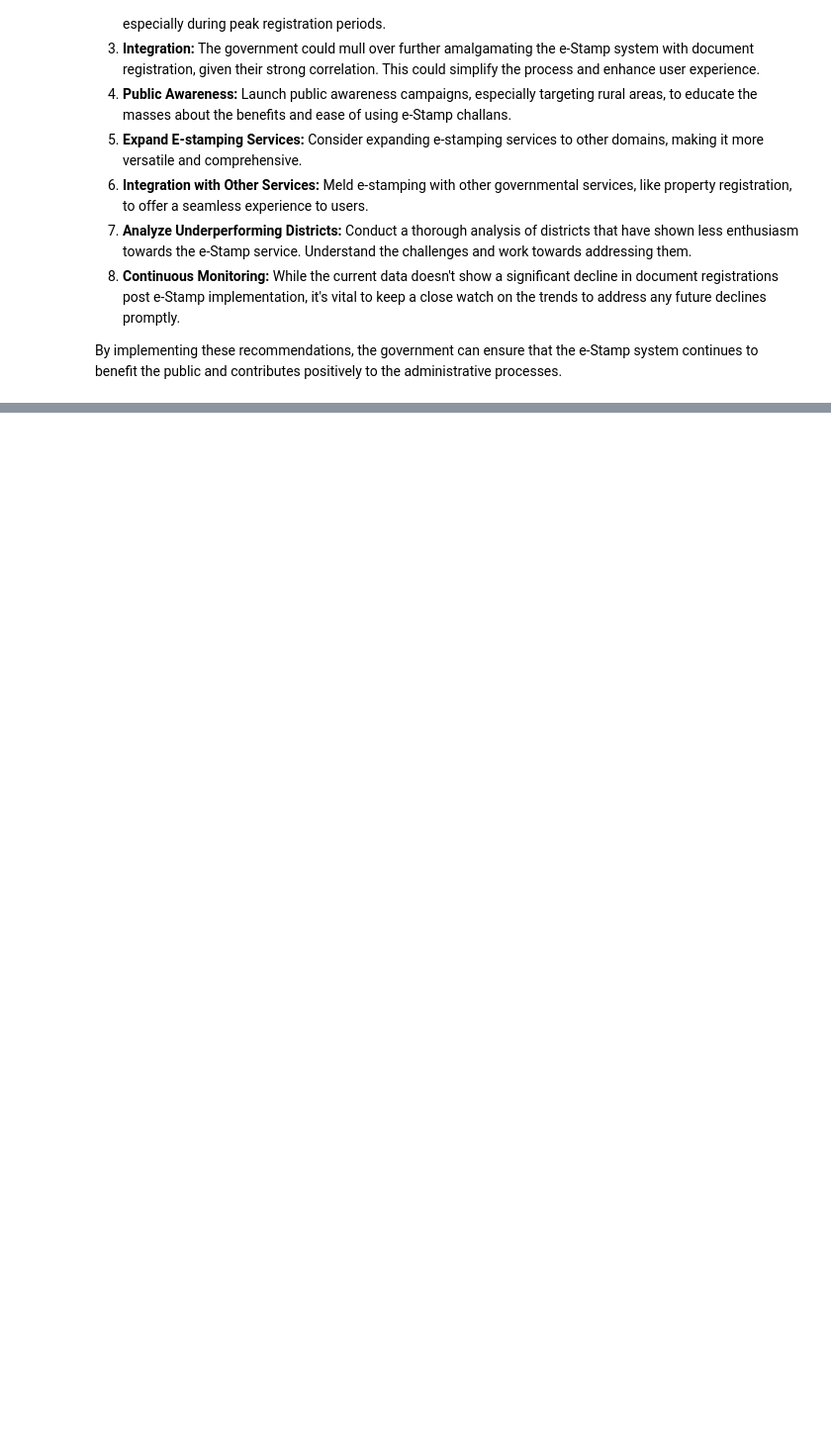
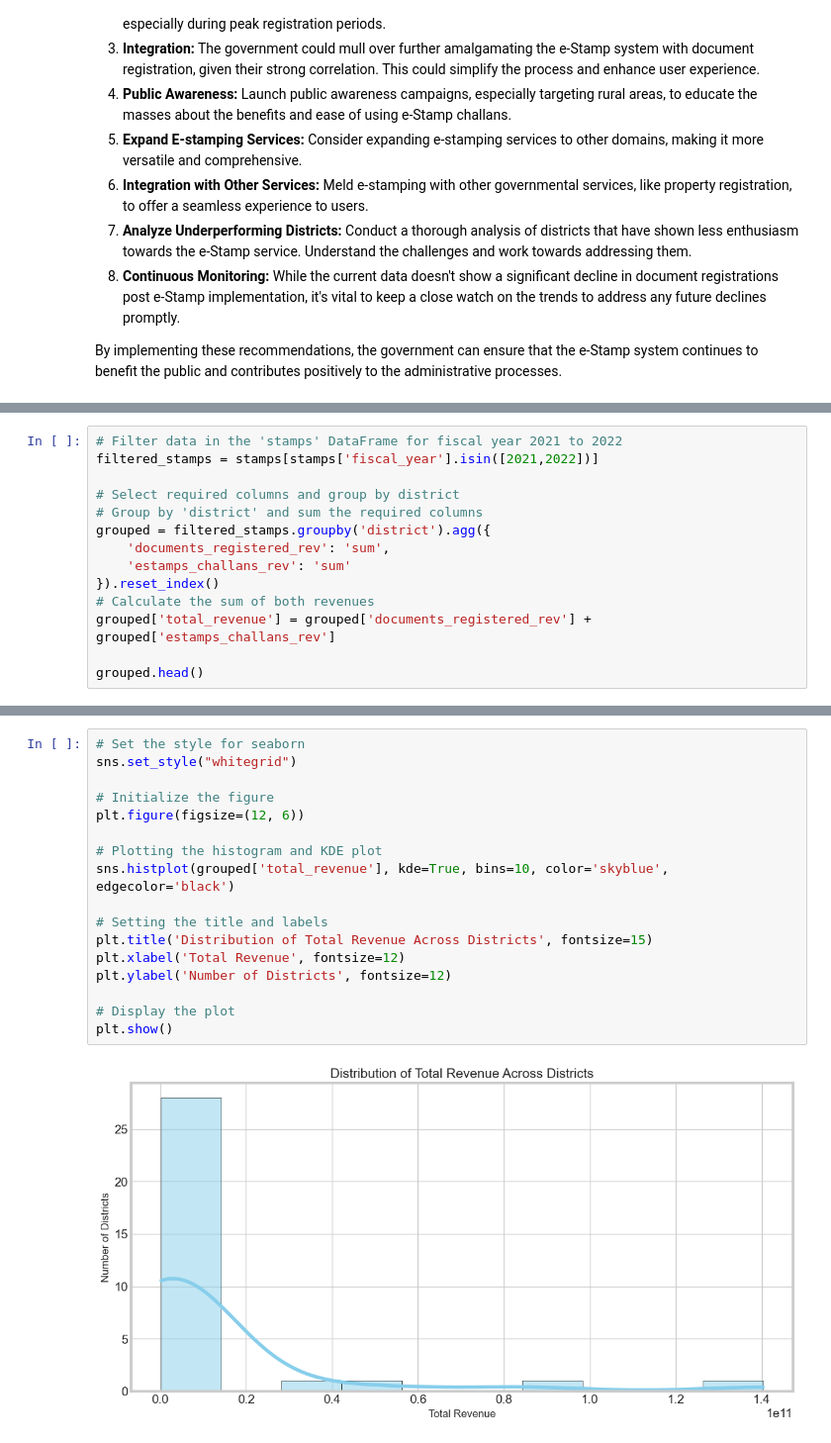
Before and after one commit to nani2357/Telangana_Growth_Analysis, a Jupyter notebook: notebooks/stamps.ipynb, the cells around one changed output, grey strips where cells are left out. Shown at 99% size. Cells and saved outputs as stored; diff of their text form; blank space fills up the shorter version.

Commit message:
stamps_ps_completed

```diff
--- a/notebooks/stamps.ipynb
+++ b/notebooks/stamps.ipynb
@@ -1261,0 +1269,14 @@ By implementing these recommendations, the government can ensure that the e-Stam
+# %%
+# Filter data in the 'stamps' DataFrame for fiscal year 2021 to 2022
+filtered_stamps = stamps[stamps['fiscal_year'].isin([2021,2022])]
+
+# Select required columns and group by district
+# Group by 'district' and sum the required columns
+grouped = filtered_stamps.groupby('district').agg({
+    'documents_registered_rev': 'sum',
+    'estamps_challans_rev': 'sum'
+}).reset_index()
+# Calculate the sum of both revenues
+grouped['total_revenue'] = grouped['documents_registered_rev'] + grouped['estamps_challans_rev']
+
+grouped.head()
@@ -1261,0 +1302,19 @@ By implementing these recommendations, the government can ensure that the e-Stam
+# %%
+# Set the style for seaborn
+sns.set_style("whitegrid")
+
+# Initialize the figure
+plt.figure(figsize=(12, 6))
+
+# Plotting the histogram and KDE plot
+sns.histplot(grouped['total_revenue'], kde=True, bins=10, color='skyblue', edgecolor='black')
+
+# Setting the title and labels
+plt.title('Distribution of Total Revenue Across Districts', fontsize=15)
+plt.xlabel('Total Revenue', fontsize=12)
+plt.ylabel('Number of Districts', fontsize=12)
+
+# Display the plot
+plt.show()
+# %% [output]
+[figure, added]
```
Also changed, not shown: parts of 21 cells of this notebook, 2 other files.
